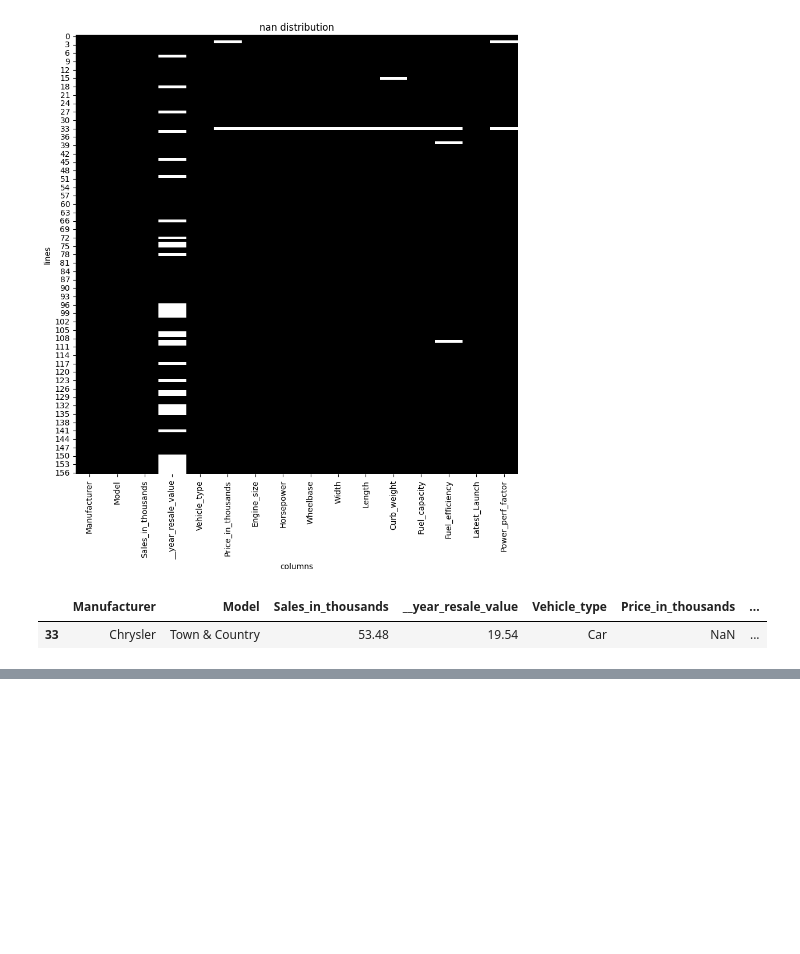
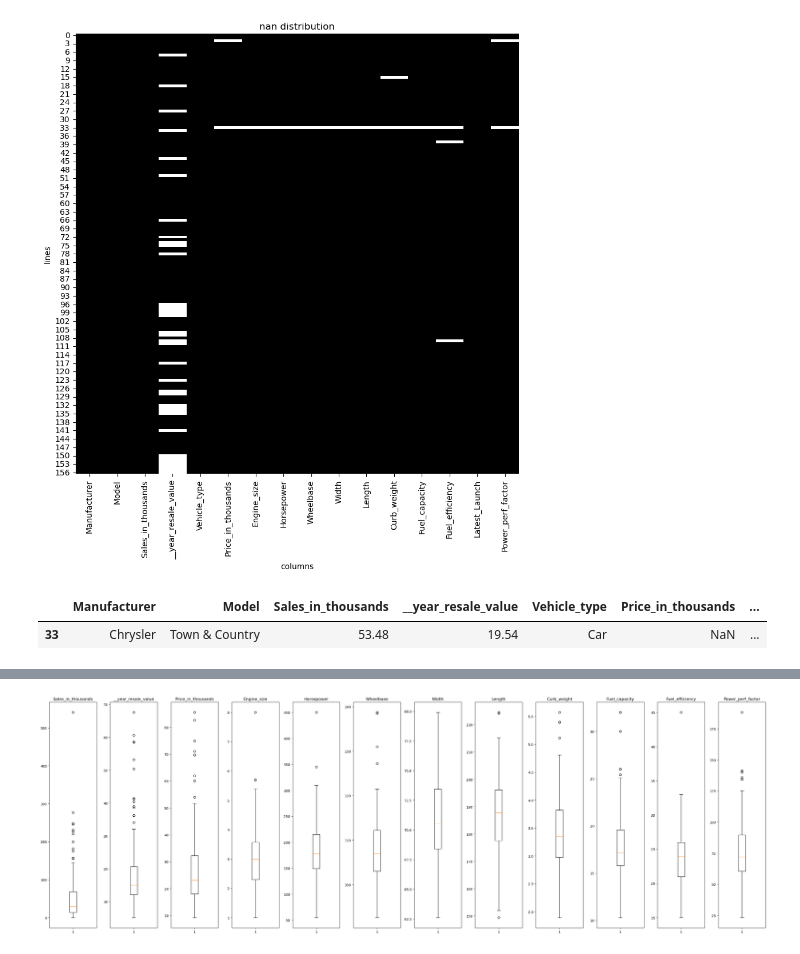
Before and after one commit to churkenberg/primary_data_processing, a Jupyter notebook: clearing.ipynb, the cells around one changed output, grey strips where cells are left out. Drawn from its saved outputs; the diff is of its cells as text; code cells hidden in the pictures; blank space fills up the shorter version.

```diff
--- a/clearing.ipynb
+++ b/clearing.ipynb
@@ -109,0 +126,5 @@ data_float.shape
+# %%
+data['__year_resale_value'] = data_float['__year_resale_value']
+data['Price_in_thousands'] = data_float['Price_in_thousands']
+data['Curb_weight'] = data_float['Curb_weight']
+data['Power_perf_factor'] = data_float['Power_perf_factor']
@@ -109,0 +151,2 @@ data_float.shape
+# %%
+data['Fuel_efficiency'] = data_float['Fuel_efficiency']
@@ -109,0 +187,43 @@ data_float.shape
+# %%
+fig, axes = plt.subplots(1, 12, figsize=(30, 10))
+
+axes[0].boxplot(data['Sales_in_thousands'])
+axes[0].set_title('Sales_in_thousands')
+
+axes[1].boxplot(data['__year_resale_value'])
+axes[1].set_title('__year_resale_value')
+
+axes[2].boxplot(data['Price_in_thousands'])
+axes[2].set_title('Price_in_thousands')
+
+axes[3].boxplot(data['Engine_size'])
+axes[3].set_title('Engine_size')
+
+axes[4].boxplot(data['Horsepower'])
+axes[4].set_title('Horsepower')
+
+axes[5].boxplot(data['Wheelbase'])
+axes[5].set_title('Wheelbase')
+
+axes[6].boxplot(data['Width'])
+axes[6].set_title('Width')
+
+axes[7].boxplot(data['Length'])
+axes[7].set_title('Length')
+
+axes[8].boxplot(data['Curb_weight'])
+axes[8].set_title('Curb_weight')
+
+axes[9].boxplot(data['Fuel_capacity'])
+axes[9].set_title('Fuel_capacity')
+
+axes[10].boxplot(data['Fuel_efficiency'])
+axes[10].set_title('Fuel_efficiency')
+
+axes[11].boxplot(data['Power_perf_factor'])
+axes[11].set_title('Power_perf_factor')
+
+plt.tight_layout()
+plt.show()
+# %% [output]
+[figure, added]
```
Also changed, not shown: parts of 8 cells of this notebook.
